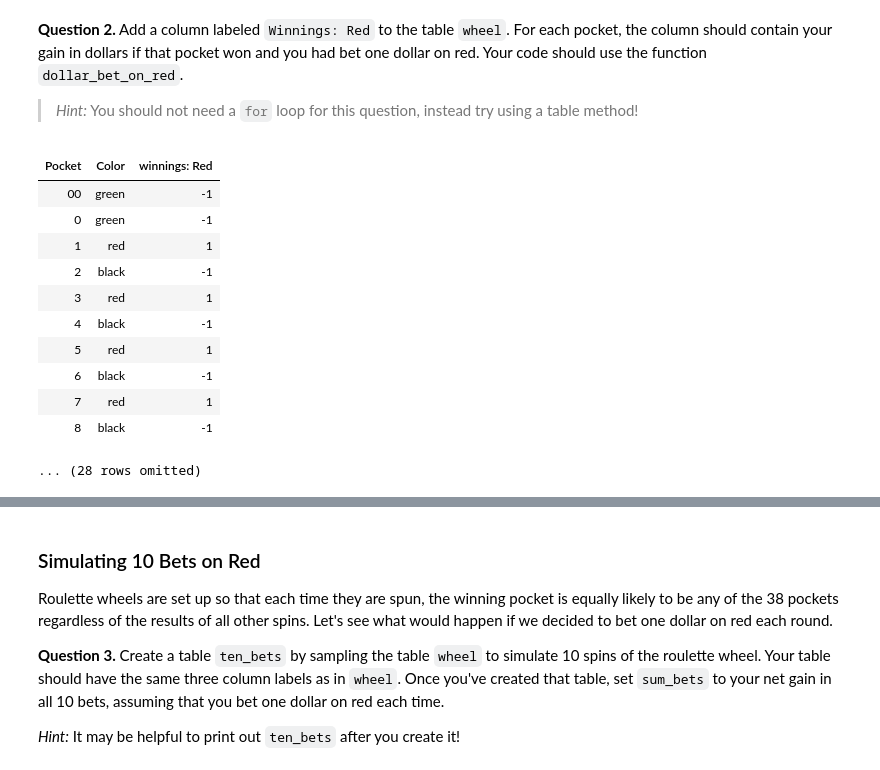
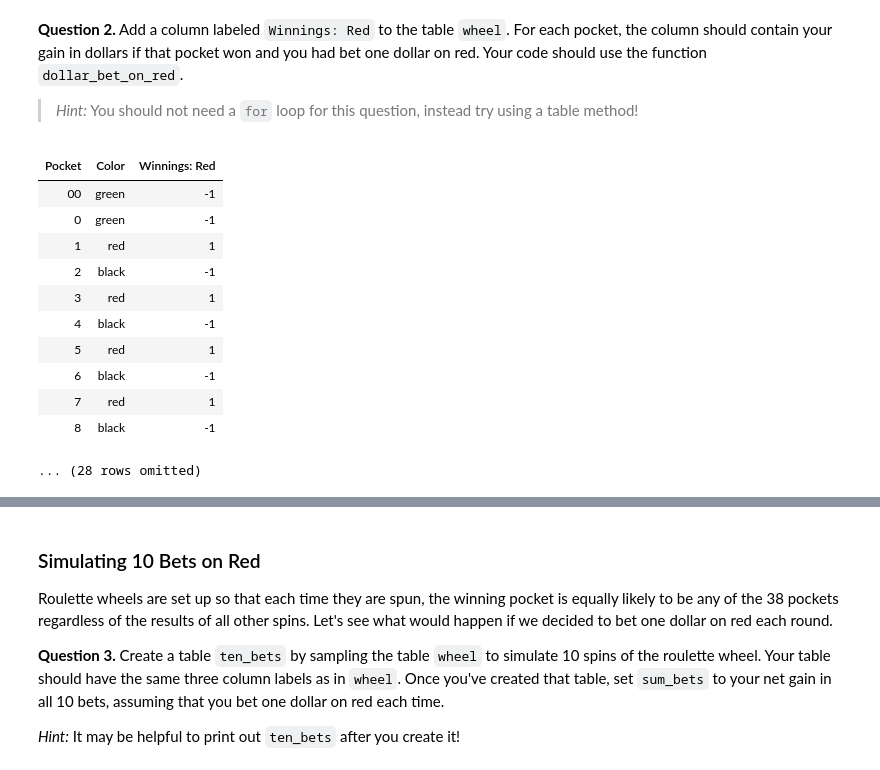
Before and after one commit to Jadenwill172/Intro-to-Data-Analytics, a Jupyter notebook: hw06/hw06.ipynb, the cells around one changed output, grey strips where cells are left out. Saved outputs shown, nothing was run; the diff lists cells and outputs as text; code cells hidden in the pictures.

```diff
--- a/hw06/hw06.ipynb
+++ b/hw06/hw06.ipynb
@@ -92,11 +92,11 @@ print(dollar_bet_on_red('red'))
 
 > *Hint:* You should not need a `for` loop for this question, instead try using a table method!
 # %%
-red_winnings = wheel.apply(dollar_bet_on_red, "Color")
-wheel = wheel.with_column("winnings: Red", red_winnings)
+red_winnings = wheel.apply(dollar_bet_on_red,"Color")
+wheel = wheel.with_columns( "Winnings: Red", red_winnings, )
 wheel
 # %% [output]
-| Pocket | Color | winnings: Red |
+| Pocket | Color | Winnings: Red |
 | 00 | green | -1 |
 | 0 | green | -1 |
 | 1 | red | 1 |
```
Also changed, not shown: parts of 56 cells of this notebook, 1 other file.
